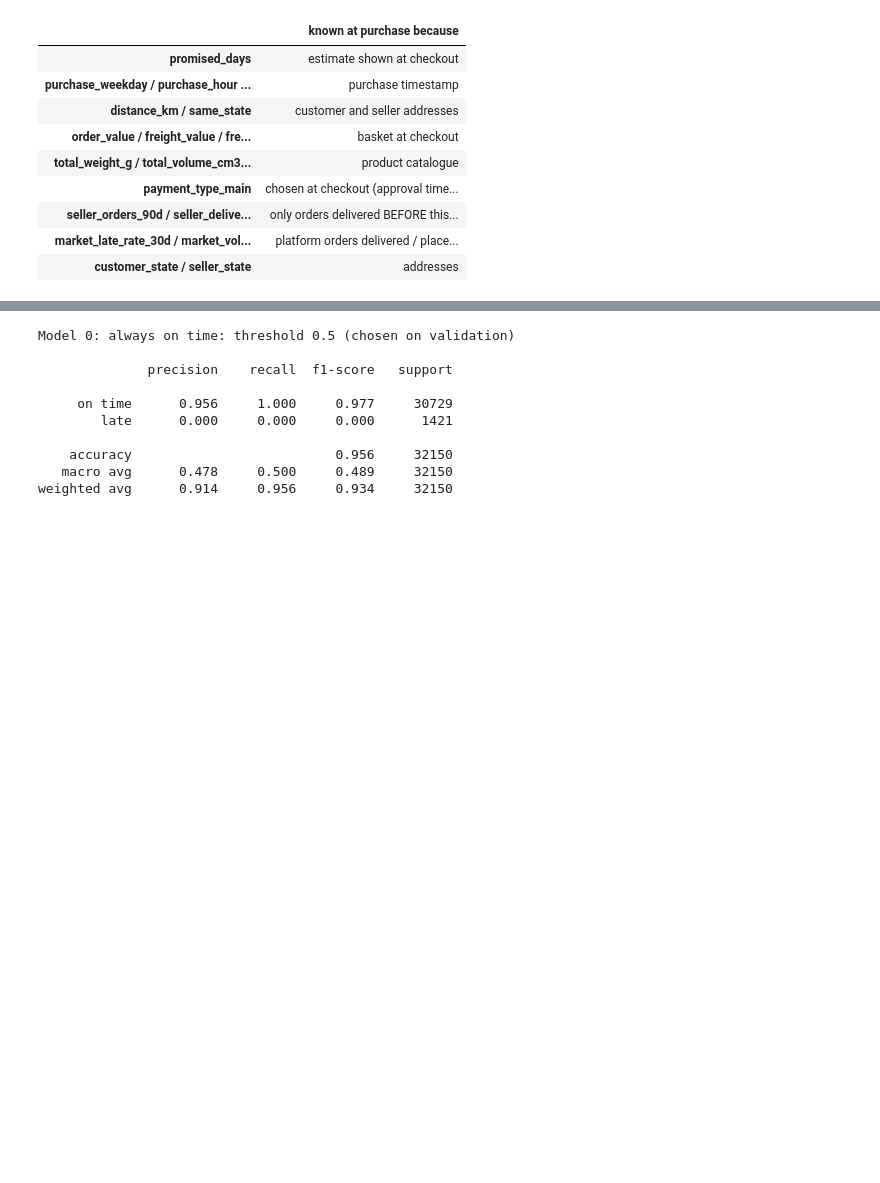
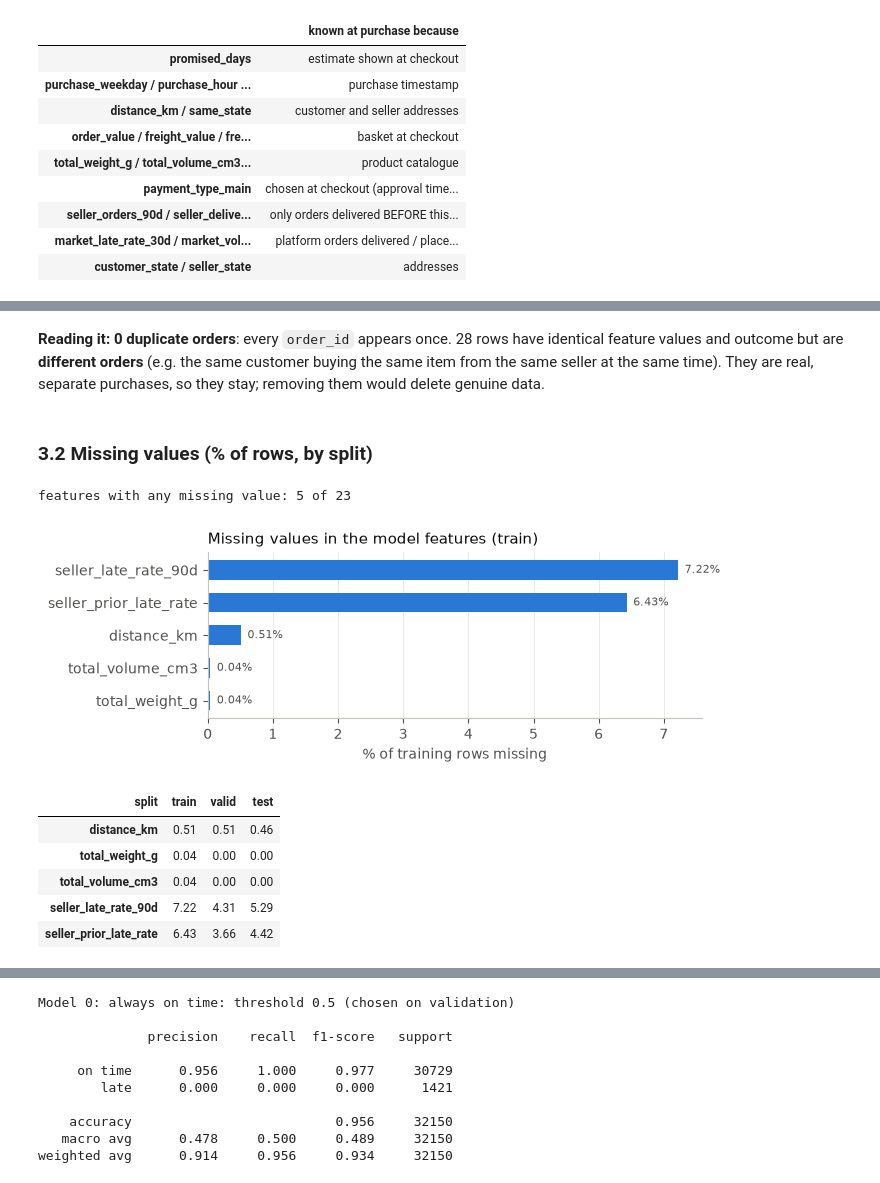
Before and after one commit to MasoodManzoorAhmed/ecommerce-customer-experience-analytics-with-GenAI, a Jupyter notebook: notebooks/02_late_delivery_model.ipynb, the cells around one changed output, grey strips where cells are left out. Cells and saved outputs as stored; diff of their text form; code cells hidden in the pictures; blank space fills up the shorter version.

```diff
--- a/notebooks/02_late_delivery_model.ipynb
+++ b/notebooks/02_late_delivery_model.ipynb
@@ -171,0 +197,4 @@ forbidden (never used): ['approval_hours', 'approved_ts', 'delay_days', 'deliver
+# %%
+checks = feature_checks(table)
+print(f"model table: {len(table):,} rows (one per order), {len(FEATURES)} features")
+checks["duplicates"]
@@ -171,0 +206,26 @@ forbidden (never used): ['approval_hours', 'approved_ts', 'delay_days', 'deliver
+# %% [markdown]
+**Reading it:** **0 duplicate orders**: every `order_id` appears once. 28 rows have identical feature values and outcome but are **different orders** (e.g. the same customer buying the same item from the same seller at the same time). They are real, separate purchases, so they stay; removing them would delete genuine data.
+# %% [markdown]
+### 3.2 Missing values (% of rows, by split)
+# %%
+print(f"features with any missing value: {len(checks['missing'])} of {len(FEATURES)}")
+missing_tbl = checks["missing"].round(2)
+fig, ax = plt.subplots(figsize=(7, 2.6))
+missing_tbl["train"].sort_values().plot.barh(ax=ax, color=BLUE, width=0.6)
+for y, v in enumerate(missing_tbl["train"].sort_values()):
+    ax.text(v + 0.1, y, f"{v:.2f}%", va="center", fontsize=8, color=INK2)
+ax.set_xlabel("% of training rows missing")
+ax.grid(axis="y", visible=False)
+ax.set_title("Missing values in the model features (train)", loc="left", color=INK, fontsize=11)
+plt.tight_layout()
+plt.show()
+missing_tbl
+# %% [output]
+features with any missing value: 5 of 23
+[figure, added]
+| split | train | valid | test |
+| distance_km | 0.51 | 0.51 | 0.46 |
+| total_weight_g | 0.04 | 0.00 | 0.00 |
+| total_volume_cm3 | 0.04 | 0.00 | 0.00 |
+| seller_late_rate_90d | 7.22 | 4.31 | 5.29 |
+| seller_prior_late_rate | 6.43 | 3.66 | 4.42 |
```
Also changed, not shown: parts of 42 cells of this notebook, 8 other files.
